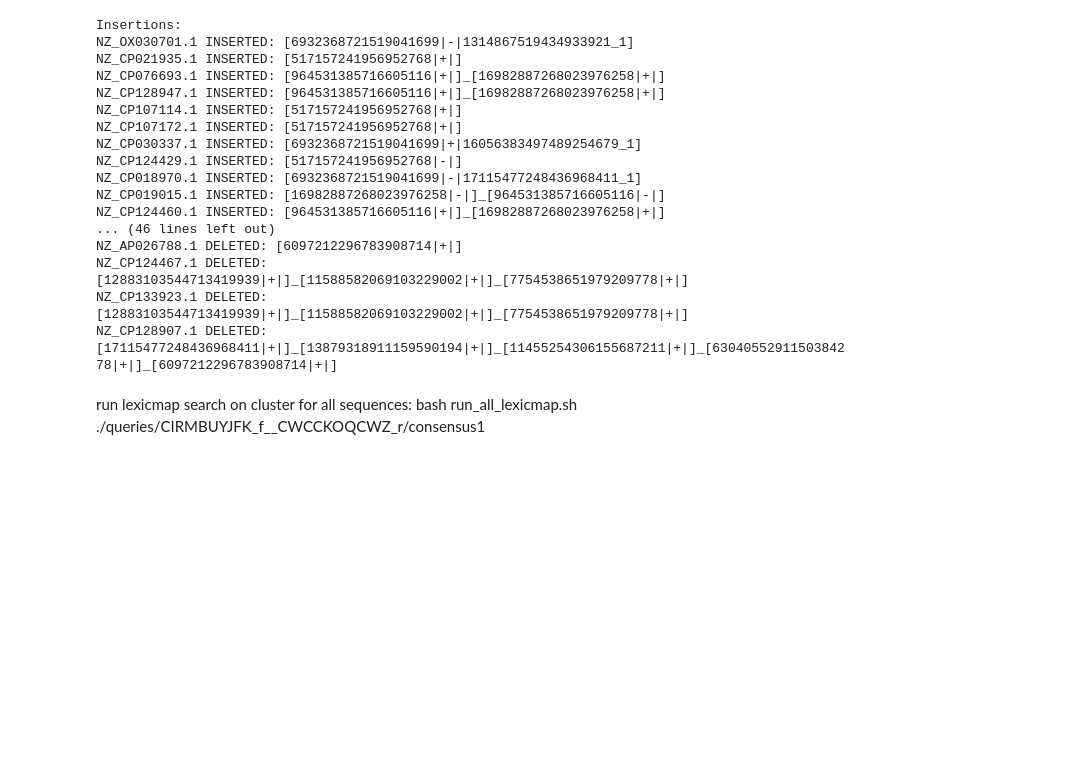
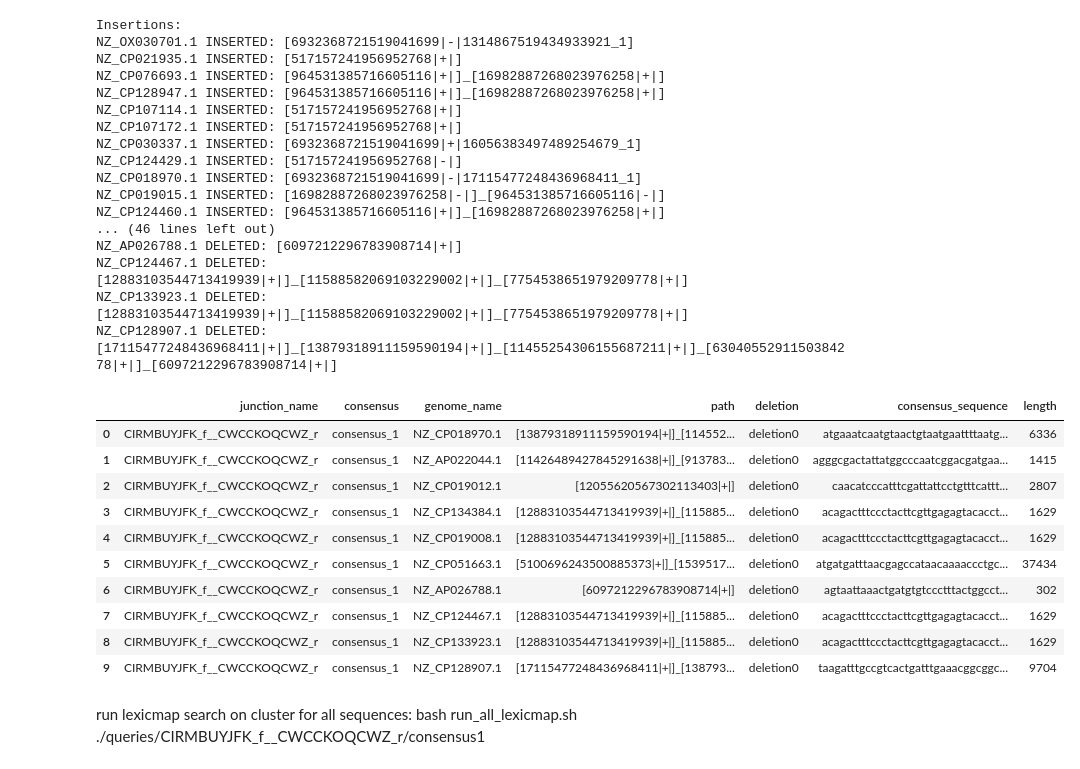
Before and after one commit to marie3003/junction_dataset, a Jupyter notebook: explore/analyze_junction_insertions_deletions.ipynb, the cells around one changed output. Cells and saved outputs as stored; diff of their text form; code cells hidden in the pictures; blank space fills up the shorter version.

Commit message:
quantify deletions

```diff
--- a/explore/analyze_junction_insertions_deletions.ipynb
+++ b/explore/analyze_junction_insertions_deletions.ipynb
@@ -124,8 +123,10 @@ Name: count, dtype: int64
 # %%
 # get a list of all blocks that deviate from consensus paths (consider insertions and deletions!)
 
-insertions, deletions = get_insertions_deletions_from_consensus(example_pangraph, assignment_df, consensus_paths, consensus = 1)
+insertions, deletions = get_insertions_deletions_from_consensus(assignment_df, consensus_paths, path_dict, consensus = 1)
 write_insertions_fasta(example_junction, example_pangraph, insertions, consensus = 1)
+# set rerun_alignment to True if deletions are calculated for the first time
+deletions_df = summarize_deletions_consensus(deletions, example_junction, example_pangraph, path_dict, assignment_df, consensus_id=1, parent_dir = "../results/atb_lookup/deletions", rerun_alignment=False, save_df=True)
 
 # TODO: now correct fasta files, need to rerun downstream code with correct fasta files
 # %% [output]
@@ -149,3 +152,17 @@ NZ_CP128907.1 DELETED: [17115477248436968411|+|]_[13879318911159590194|+|]_[1145
+# %%
+deletions_df
+# %% [output]
+|  | junction_name | consensus | genome_name | path | deletion | consensus_sequence | length |
+| 0 | CIRMBUYJFK_f__CWCCKOQCWZ_r | consensus_1 | NZ_CP018970.1 | [13879318911159590194|+|]_[114552... | deletion0 | atgaaatcaatgtaactgtaatgaattttaatg... | 6336 |
+| 1 | CIRMBUYJFK_f__CWCCKOQCWZ_r | consensus_1 | NZ_AP022044.1 | [11426489427845291638|+|]_[913783... | deletion0 | agggcgactattatggcccaatcggacgatgaa... | 1415 |
+| 2 | CIRMBUYJFK_f__CWCCKOQCWZ_r | consensus_1 | NZ_CP019012.1 | [12055620567302113403|+|] | deletion0 | caacatcccatttcgattattcctgtttcattt... | 2807 |
+| 3 | CIRMBUYJFK_f__CWCCKOQCWZ_r | consensus_1 | NZ_CP134384.1 | [12883103544713419939|+|]_[115885... | deletion0 | acagactttccctacttcgttgagagtacacct... | 1629 |
+| 4 | CIRMBUYJFK_f__CWCCKOQCWZ_r | consensus_1 | NZ_CP019008.1 | [12883103544713419939|+|]_[115885... | deletion0 | acagactttccctacttcgttgagagtacacct... | 1629 |
+| 5 | CIRMBUYJFK_f__CWCCKOQCWZ_r | consensus_1 | NZ_CP051663.1 | [5100696243500885373|+|]_[1539517... | deletion0 | atgatgatttaacgagccataacaaaaccctgc... | 37434 |
+| 6 | CIRMBUYJFK_f__CWCCKOQCWZ_r | consensus_1 | NZ_AP026788.1 | [6097212296783908714|+|] | deletion0 | agtaattaaactgatgtgtccctttactggcct... | 302 |
+| 7 | CIRMBUYJFK_f__CWCCKOQCWZ_r | consensus_1 | NZ_CP124467.1 | [12883103544713419939|+|]_[115885... | deletion0 | acagactttccctacttcgttgagagtacacct... | 1629 |
+| 8 | CIRMBUYJFK_f__CWCCKOQCWZ_r | consensus_1 | NZ_CP133923.1 | [12883103544713419939|+|]_[115885... | deletion0 | acagactttccctacttcgttgagagtacacct... | 1629 |
+| 9 | CIRMBUYJFK_f__CWCCKOQCWZ_r | consensus_1 | NZ_CP128907.1 | [17115477248436968411|+|]_[138793... | deletion0 | taagatttgccgtcactgatttgaaacggcggc... | 9704 |
 # %% [markdown]
 run lexicmap search on cluster for all sequences: bash run_all_lexicmap.sh ./queries/CIRMBUYJFK_f__CWCCKOQCWZ_r/consensus1
 # %%
```
Also changed, not shown: parts of 11 cells of this notebook, 4 other files.
